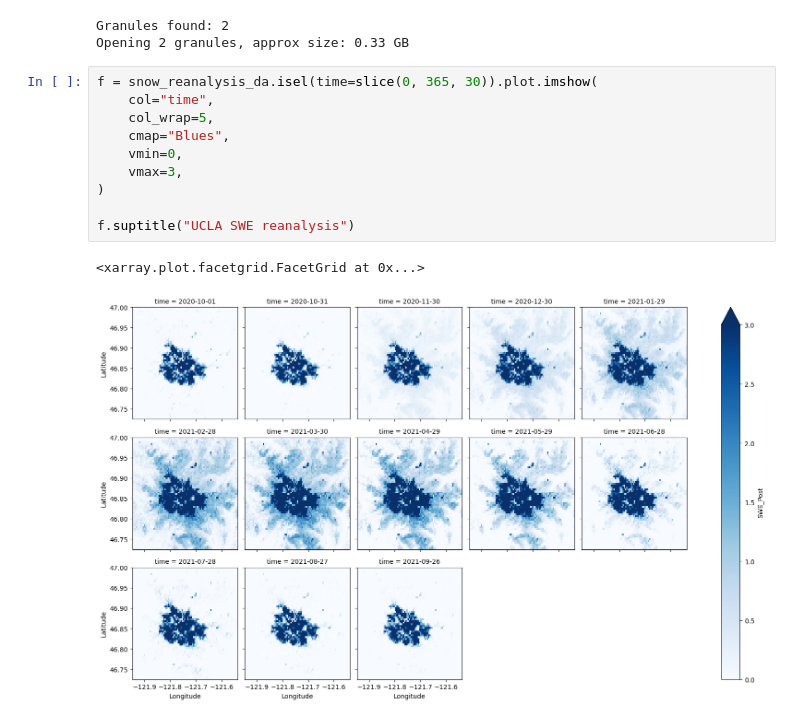
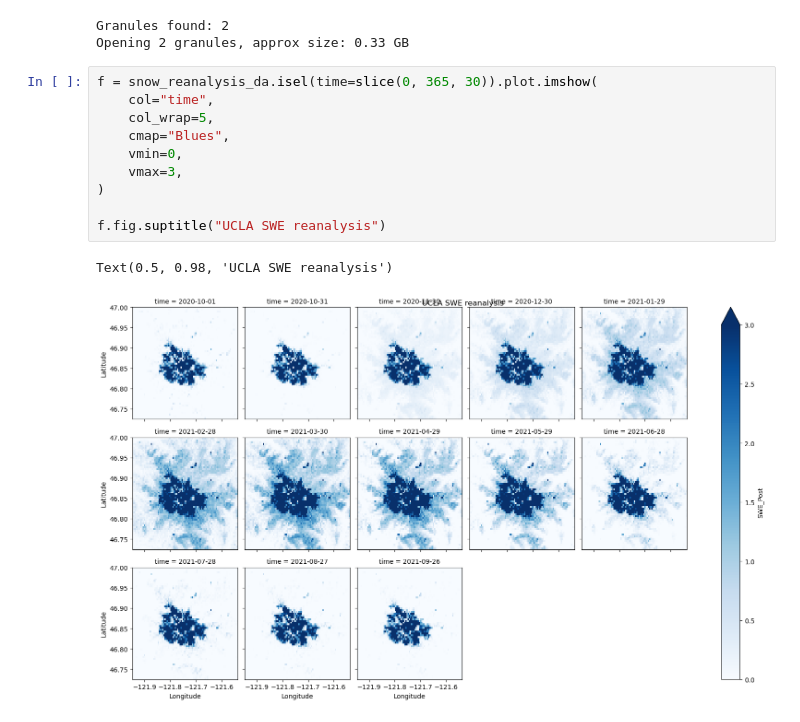
Before and after one commit to egagli/easysnowdata, a Jupyter notebook: docs/examples/hydroclimatology_examples.ipynb, the cells around one changed output. Cells and saved outputs as stored; diff of their text form.

```diff
--- a/docs/examples/hydroclimatology_examples.ipynb
+++ b/docs/examples/hydroclimatology_examples.ipynb
@@ -165,13 +202,13 @@ Opening 2 granules, approx size: 0.33 GB
 # %%
 f = snow_reanalysis_da.isel(time=slice(0, 365, 30)).plot.imshow(
     col="time",
     col_wrap=5,
     cmap="Blues",
     vmin=0,
     vmax=3,
 )
 
-f.suptitle("UCLA SWE reanalysis")
+f.fig.suptitle("UCLA SWE reanalysis")
 # %% [output]
-<xarray.plot.facetgrid.FacetGrid at 0x...>
+Text(0.5, 0.98, 'UCLA SWE reanalysis')
-[figure, old version]
+[figure, new version]
```
Also changed, not shown: parts of 9 cells of this notebook, 1 other file.
